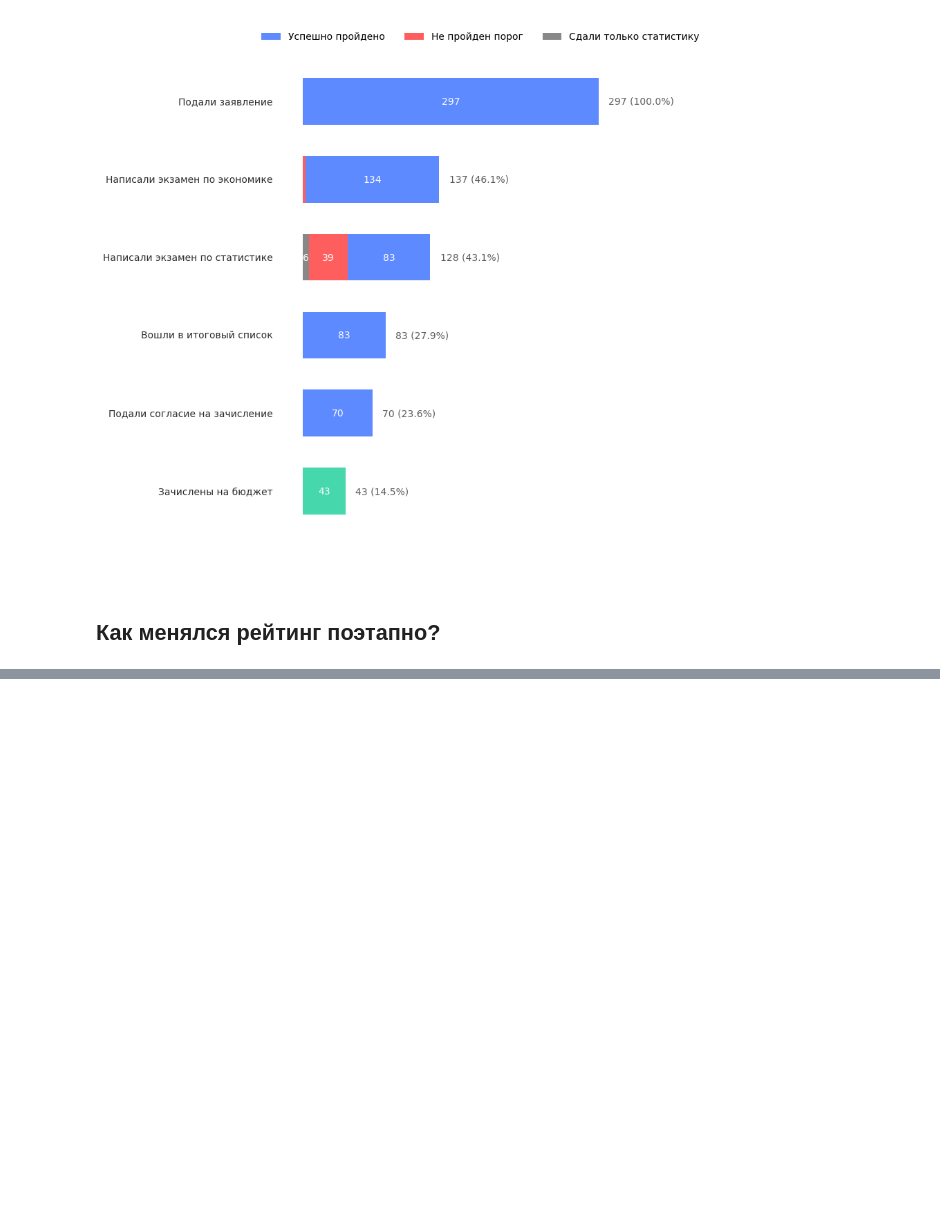
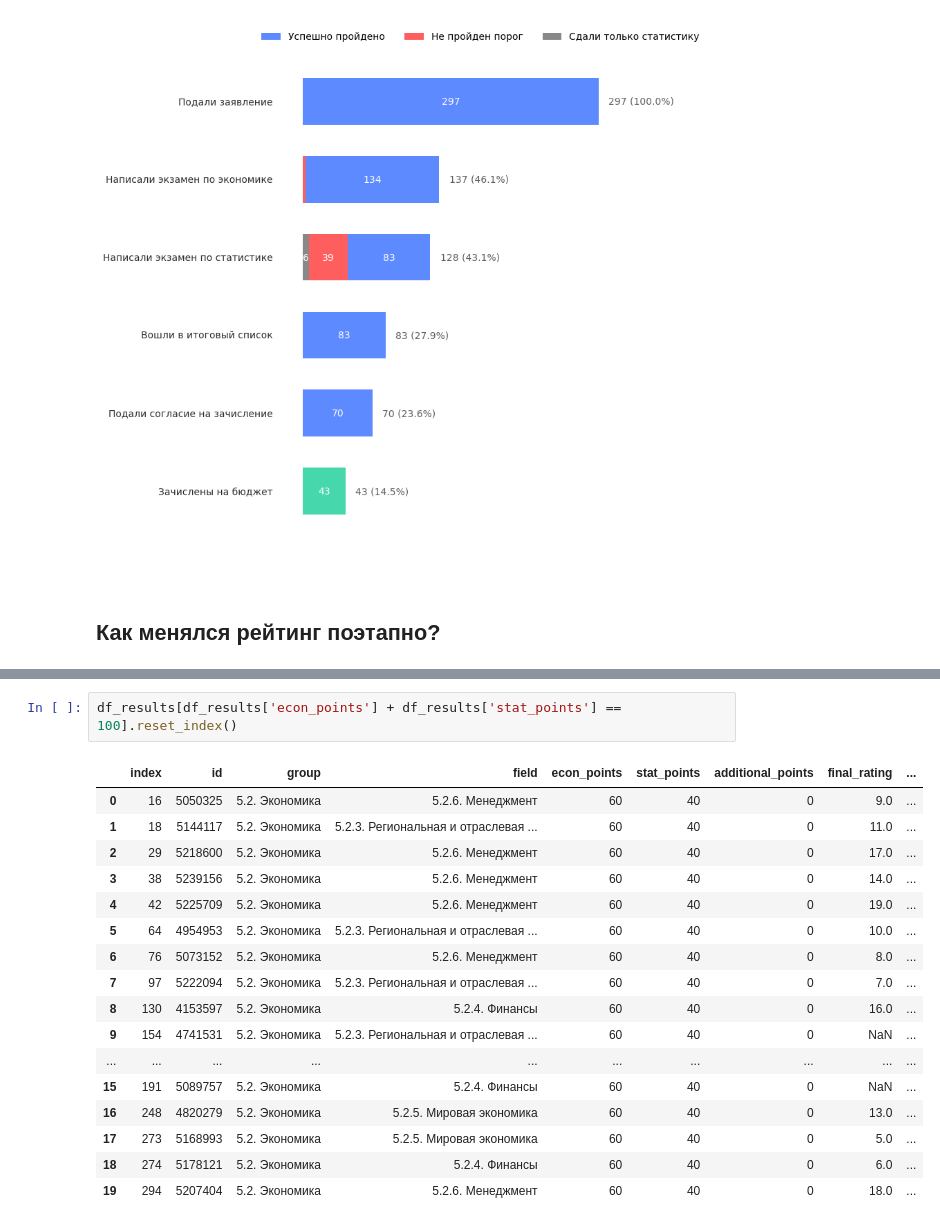
Before and after one commit to FominP/DataProjects, a Jupyter notebook: PostgradAcceptance/ratings.ipynb, the cells around one changed output, grey strips where cells are left out. Drawn from its saved outputs; the diff is of its cells as text; blank space fills up the shorter version.

```diff
--- a/PostgradAcceptance/ratings.ipynb
+++ b/PostgradAcceptance/ratings.ipynb
@@ -1010,0 +1128,20 @@ fig.write_image("admission_sankey.svg")
+# %%
+df_results[df_results['econ_points'] + df_results['stat_points'] == 100].reset_index()
+# %% [output]
+|  | index | id | group | field | econ_points | stat_points | additional_points | final_rating | ... |
+| 0 | 16 | 5050325 | 5.2. Экономика | 5.2.6. Менеджмент | 60 | 40 | 0 | 9.0 | ... |
+| 1 | 18 | 5144117 | 5.2. Экономика | 5.2.3. Региональная и отраслевая ... | 60 | 40 | 0 | 11.0 | ... |
+| 2 | 29 | 5218600 | 5.2. Экономика | 5.2.6. Менеджмент | 60 | 40 | 0 | 17.0 | ... |
+| 3 | 38 | 5239156 | 5.2. Экономика | 5.2.6. Менеджмент | 60 | 40 | 0 | 14.0 | ... |
+| 4 | 42 | 5225709 | 5.2. Экономика | 5.2.6. Менеджмент | 60 | 40 | 0 | 19.0 | ... |
+| 5 | 64 | 4954953 | 5.2. Экономика | 5.2.3. Региональная и отраслевая ... | 60 | 40 | 0 | 10.0 | ... |
+| 6 | 76 | 5073152 | 5.2. Экономика | 5.2.6. Менеджмент | 60 | 40 | 0 | 8.0 | ... |
+| 7 | 97 | 5222094 | 5.2. Экономика | 5.2.3. Региональная и отраслевая ... | 60 | 40 | 0 | 7.0 | ... |
+| 8 | 130 | 4153597 | 5.2. Экономика | 5.2.4. Финансы | 60 | 40 | 0 | 16.0 | ... |
+| 9 | 154 | 4741531 | 5.2. Экономика | 5.2.3. Региональная и отраслевая ... | 60 | 40 | 0 | NaN | ... |
+| ... | ... | ... | ... | ... | ... | ... | ... | ... | ... |
+| 15 | 191 | 5089757 | 5.2. Экономика | 5.2.4. Финансы | 60 | 40 | 0 | NaN | ... |
+| 16 | 248 | 4820279 | 5.2. Экономика | 5.2.5. Мировая экономика | 60 | 40 | 0 | 13.0 | ... |
+| 17 | 273 | 5168993 | 5.2. Экономика | 5.2.5. Мировая экономика | 60 | 40 | 0 | 5.0 | ... |
+| 18 | 274 | 5178121 | 5.2. Экономика | 5.2.4. Финансы | 60 | 40 | 0 | 6.0 | ... |
+| 19 | 294 | 5207404 | 5.2. Экономика | 5.2.6. Менеджмент | 60 | 40 | 0 | 18.0 | ... |
```
Also changed, not shown: parts of 30 cells of this notebook, 8 other files.
